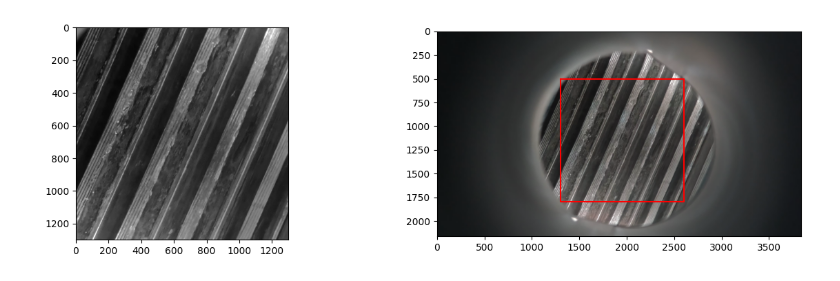
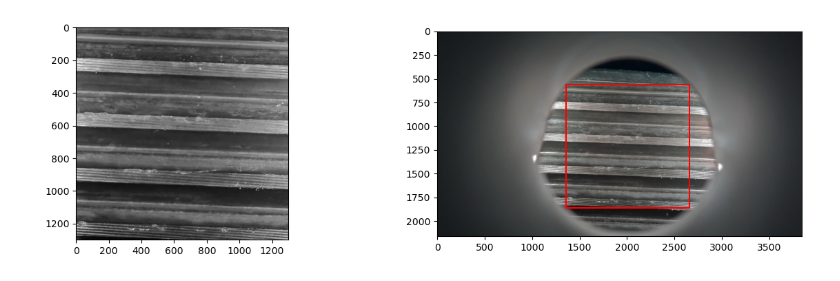
Before and after one commit to research-centre-rez/zavity, a Jupyter notebook: notebooks/05-trojan-v1.ipynb, the cells around one changed output. Cells and saved outputs as stored; diff of their text form; code cells hidden in the pictures.

```diff
--- a/notebooks/05-trojan-v1.ipynb
+++ b/notebooks/05-trojan-v1.ipynb
@@ -1,5 +1,7 @@
 # %%
-ROOT = "/Users/gimli/cvr/data/zavity/trojan/GX010004.MP4"
+import sys
+
+ROOT = "/Users/gimli/cvr/data/zavity/trojan/checkerboard-with-video/737_GX010021.MP4"
 # %%
 import cv2
 import subprocess
@@ -12,28 +14,32 @@ from tqdm.auto import tqdm
 # %%
 # Read all frames into memory
 vidcap = cv2.VideoCapture(ROOT)
+# go to the part where video starts to move
+vidcap.set(cv2.CAP_PROP_POS_FRAMES, 100)
 success = True
 frames = []
 while success:
     success, frame = vidcap.read()
     if success:
         frames.append(frame)
+    if len(frames) >= 1000:
+        break
 # %%
 # Find out the proper crop
-y1 = 500
-y2 = 1800
-x1 = 1300
-x2 = 2600
+y1 = 560
+y2 = 1860
+x1 = 1360
+x2 = 2660
 
 plt.figure(figsize=(15, 4))
 ax = plt.subplot(121)
 ax.imshow(frames[120][y1:y2, x1:x2,0], cmap="gray")
 ax = plt.subplot(122)
 ax.imshow(frames[120])
 ax.plot([x1, x1, x2, x2, x1], [y1, y2, y2, y1, y1], color="red")
 plt.show()
 # %% [output]
-[figure, old version]
+[figure, new version]
 # %%
 frame_angles = []
 hists = []
```
Also changed, not shown: parts of 12 cells of this notebook, 4 other files.
